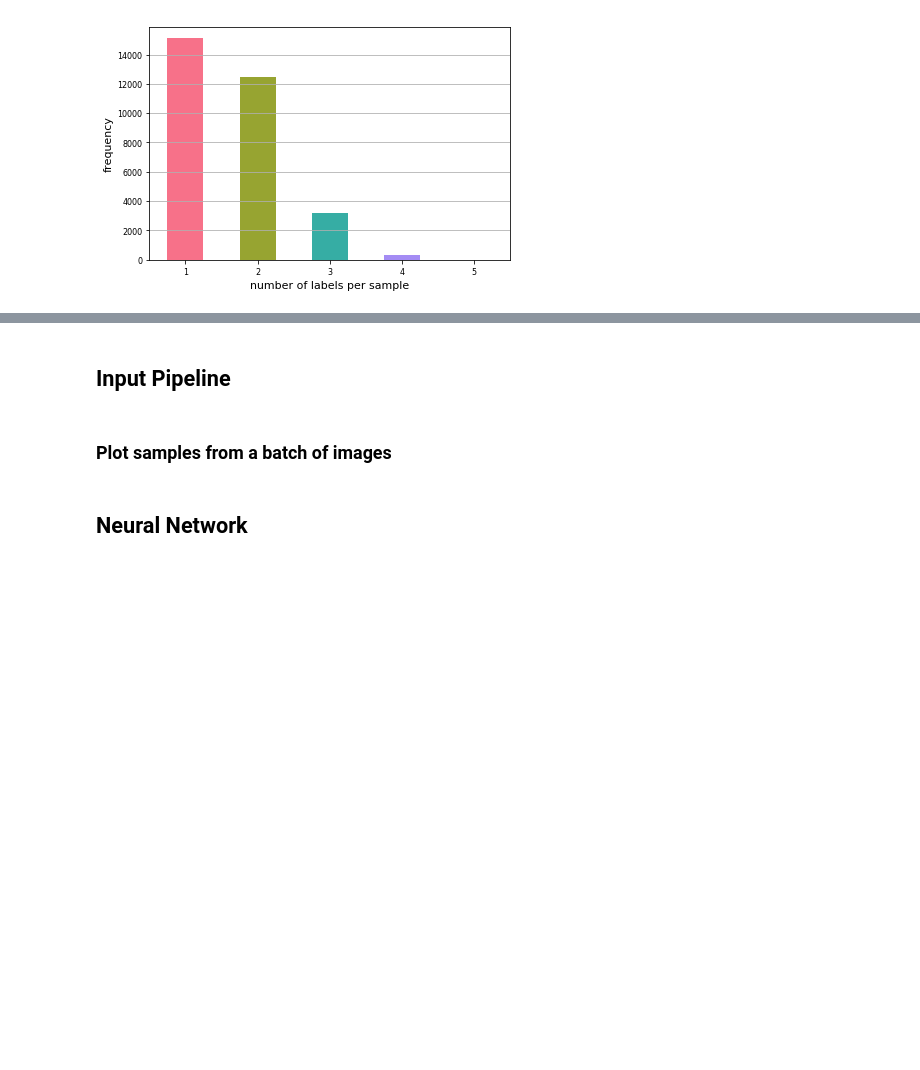
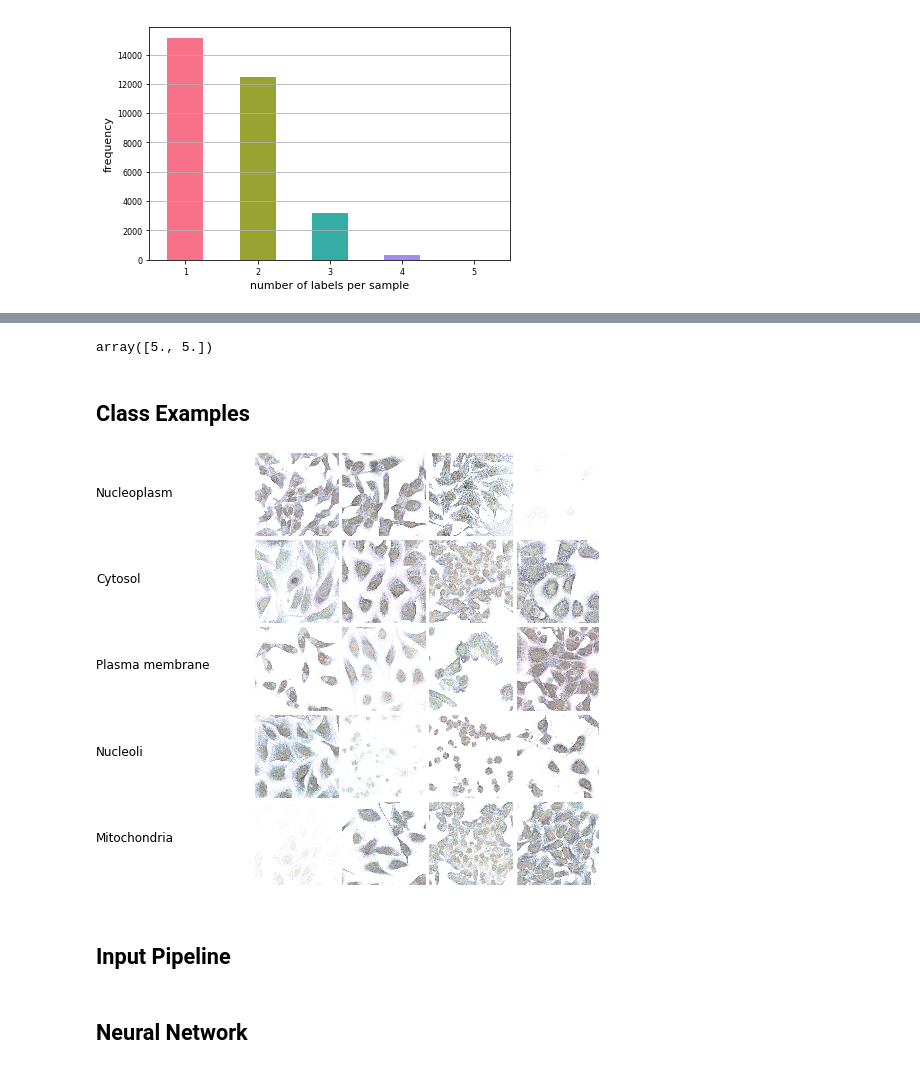
Before and after one commit to eldrtimo/protein, a Jupyter notebook: examples.ipynb, the cells around one changed output, grey strips where cells are left out. Drawn from its saved outputs; the diff is of its cells as text; code cells hidden in the pictures; blank space fills up the shorter version.

```diff
--- a/examples.ipynb
+++ b/examples.ipynb
@@ -101,7 +151,48 @@ fig.savefig("plots/label_count.pdf")
+# %%
+fig.get_size_inches()
+# %% [output]
+array([5., 5.])
+# %% [markdown]
+## Class Examples
+# %%
+nrows = n_classes = 5
+ncols = n_examples_per_class = 4
+img_height = img_width = 1.2
+label_width = 2.2
+
+fig = plt.figure(figsize = (ncols*img_width + label_width,nrows*img_height))
+gs = GridSpec(nrows,ncols,
+              hspace = 0.05, wspace = 0.05,
+              left = label_width/(label_width + ncols*img_width), bottom = 0, top = 1, right = 1)
+
+example_classes = train.labels.sum().sort_values(ascending=False).index[:n_classes]
+
+for row_ix, class_ in enumerate(example_classes):
+    ids = train.any(class_).sample(ncols).index
+    imgs = train.get_images(ids)
+    fig.text(0,1-(row_ix+.5)/n_classes, s = class_, fontsize = 12)
+
+    # New images in RGBa
+    new_imgs = np.zeros((n_examples_per_class,train.nrows,train.ncols,4))
+
+    bands = np.split(imgs,train.n_channels,axis = 3)
+    for chan_ix in range(train.n_channels):
+        bands[chan_ix] = np.squeeze(bands[chan_ix],axis = 3)
+        bands[chan_ix] = train.cmaps[chan_ix](bands[chan_ix])
+        new_imgs = new_imgs + bands[chan_ix] / train.n_channels
+
+    for sample_ix in range(ncols):
+        img = new_imgs[sample_ix,:,:,:]
+        ax = plt.subplot(gs[row_ix, sample_ix])
+        ax.imshow(img)
+        ax.set_axis_off()
+
+
+fig.savefig("plots/exmples.pdf")
+# %% [output]
+[figure, added]
 # %% [markdown]
 ## Input Pipeline
 # %%
 train_gen = pa.DataGenerator(labels = atlas.train)
 test_gen  = pa.DataGenerator(labels = atlas.test)
-# %% [markdown]
-### Plot samples from a batch of images
```
Also changed, not shown: parts of 18 cells of this notebook, 5 other files.
